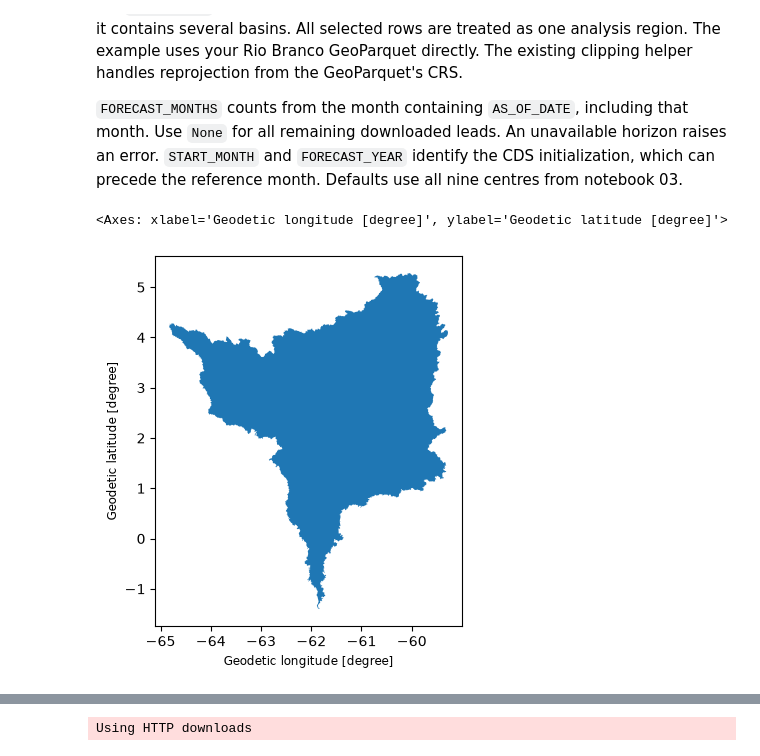
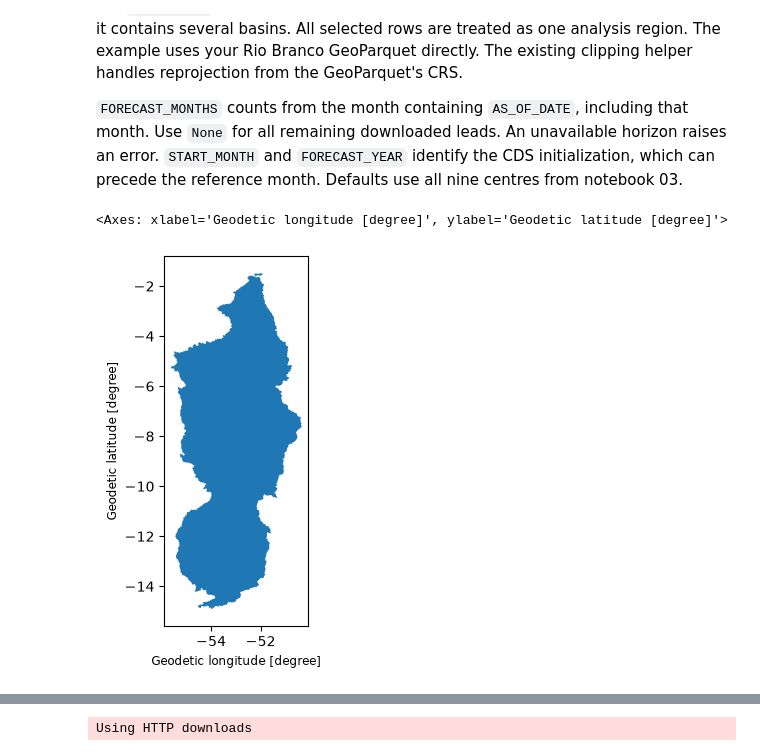
Before and after one commit to cordmaur/CN3S, a Jupyter notebook: nbs/Workflow/07-Rainfall_Forecast.ipynb, the cells around one changed output, grey strips where cells are left out. Saved outputs shown, nothing was run; the diff lists cells and outputs as text; code cells hidden in the pictures.

```diff
--- a/nbs/Workflow/07-Rainfall_Forecast.ipynb
+++ b/nbs/Workflow/07-Rainfall_Forecast.ipynb
@@ -35,19 +35,19 @@ Use `None` for all remaining downloaded leads. An unavailable horizon raises an
 the reference month. Defaults use all nine centres from notebook 03.
 # %%
 DATA_DIR = Path("/data/CN3S")
-BASIN_PATH = Path("/data/tmp/bacia_RioBranco.parquet")
-BASIN_NAME = "Rio Branco"
+BASIN_PATH = Path("/data/geoparquets/bacia_Xingu.parquet")
+BASIN_NAME = "Bacia Xingú"
 STATES_PATH = Path("/data/Geospatial_BR_Data/BR_UF_2022/BR_UF_2022.shp")
-START_MONTH = "10"
+START_MONTH = "11"
 FORECAST_YEAR = 2026
-AS_OF_DATE = "2026-10-28"
+AS_OF_DATE = "2026-11-23"
 FORECAST_MONTHS = 4
 
 basin = gpd.read_parquet(BASIN_PATH)
 basin.plot()
 # %% [output]
 <Axes: xlabel='Geodetic longitude [degree]', ylabel='Geodetic latitude [degree]'>
-[figure, old version]
+[figure, new version]
 # %%
 rainfall = RainfallForecast(basin, DATA_DIR, name=BASIN_NAME)
 # %% [markdown]
```
Also changed, not shown: parts of 13 cells of this notebook, 55 other files.
